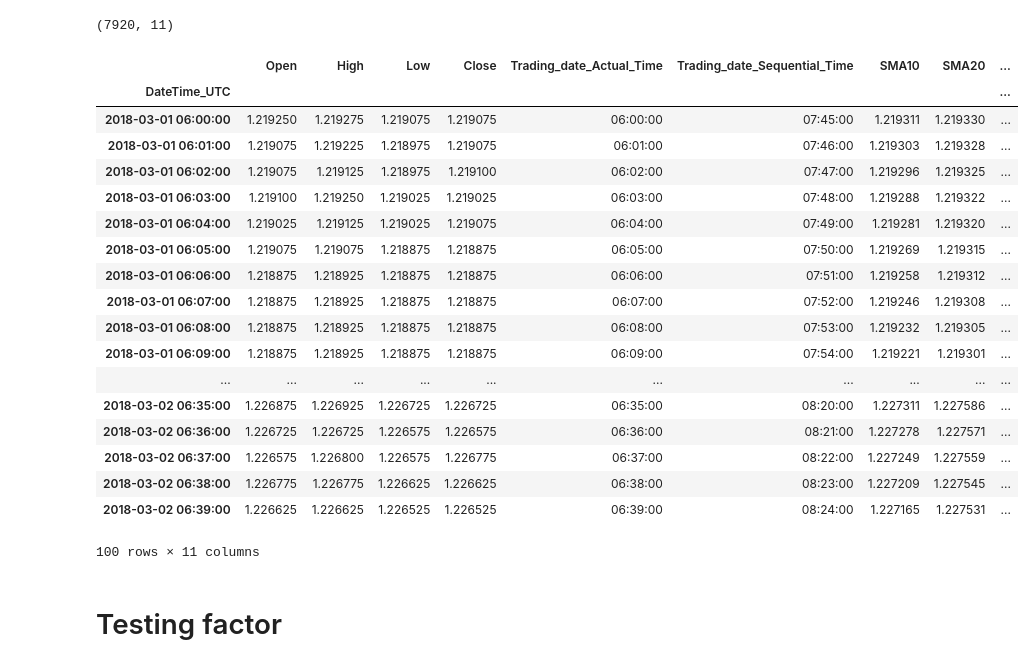
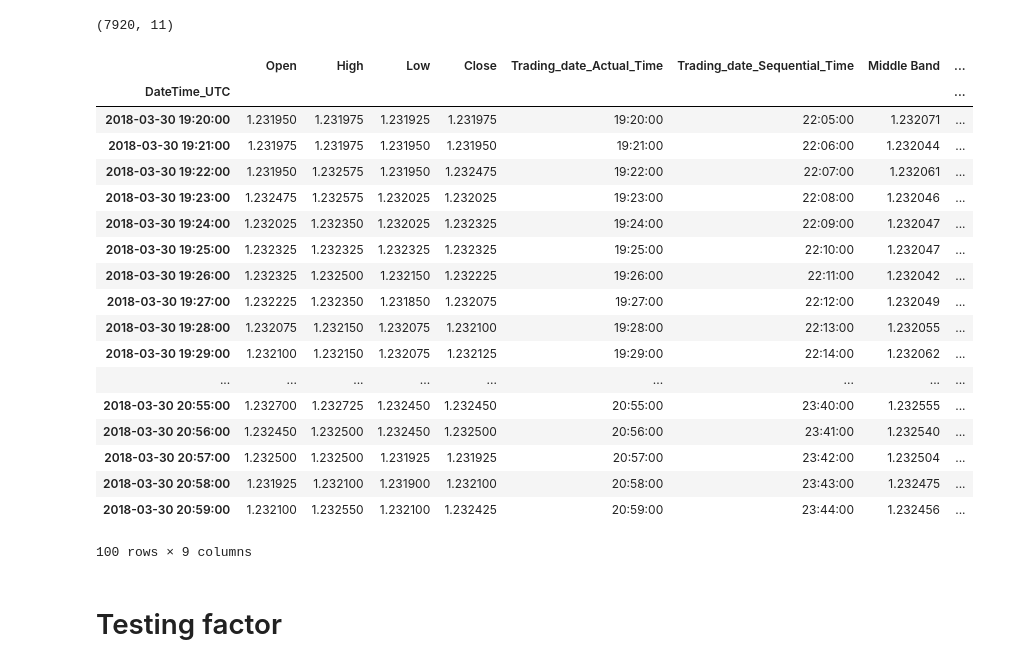
Before and after one commit to radocisar/JupyterGit, a Jupyter notebook: FX_Analysis/FX_Data_Analysis.ipynb, the cells around one changed output. Cells and saved outputs as stored; diff of their text form; code cells hidden in the pictures.

```diff
--- a/FX_Analysis/FX_Data_Analysis.ipynb
+++ b/FX_Analysis/FX_Data_Analysis.ipynb
@@ -41,13 +46,13 @@ Name: Trading_date_Actual_DateTime, dtype: int64
 class Trade_Size:
     size = 20000
 
-trading_date = "2018-04"
+trading_date = "2018-03"
 
 start_date = "2018-03"
 end_date = "2018-08"
 
-# analyzed_df = df[trading_date]
-analyzed_df = df.loc[start_date:end_date,:]
+analyzed_df = df[trading_date]
+# analyzed_df = df.loc[start_date:end_date,:]
 analyzed_df.head()
 # %% [output]
 |  | Open | High | Low | Close | Trading_date_Date | Trading_date_Actual_Time | ... |
@@ -83,10 +88,15 @@ min_1_analyzed_df.head()
 # %% [markdown]
 ### Calculate factors
 # %%
-min_1_analyzed_df["SMA10"] = min_1_analyzed_df["Close"].rolling(45).mean()
-min_1_analyzed_df["SMA20"] = min_1_analyzed_df["Close"].rolling(105).mean()
-min_1_analyzed_df["Close_vs_SMA20"] = min_1_analyzed_df["SMA20"] - min_1_analyzed_df["Close"]
-min_1_analyzed_df["SMA10_vs_SMA20"] = min_1_analyzed_df["SMA10"] - min_1_analyzed_df["SMA20"]
-min_1_analyzed_df["SMA10_vs_SMA20_Shifted"] = min_1_analyzed_df["SMA10_vs_SMA20"].shift(1)
-min_1_analyzed_df.head()
+min_1_analyzed_df["Middle_Band"] = min_1_analyzed_df["Close"].rolling(20).mean()
+min_1_analyzed_df["Upper_Band"] = min_1_analyzed_df["Middle_Band"] + (min_1_analyzed_df["Close"].rolling(20).std()*2)
+min_1_analyzed_df["Lower_Band"] = min_1_analyzed_df["Middle_Band"] - (min_1_analyzed_df["Close"].rolling(20).std()*2)
+min_1_analyzed_df["Lower_Band_Shifted"] = min_1_analyzed_df["Lower_Band"].shift(1)
+min_1_analyzed_df["Upper_Band_Shifted"] = min_1_analyzed_df["Upper_Band"].shift(1)
+min_1_analyzed_df["Is_Prev_Cndl_Up"] = (min_1_analyzed_df["Close"].shift(1) - min_1_analyzed_df["Open"].shift(1)) >= 0)
+min_1_analyzed_df["Five_per_std"] = min_1_analyzed_df["Close"].rolling(5).std()
+
+# min_1_analyzed_df["SMA10_vs_SMA20"] = min_1_analyzed_df["SMA10"] - min_1_analyzed_df["SMA20"]
+# min_1_analyzed_df["SMA10_vs_SMA20_Shifted"] = min_1_analyzed_df["SMA10_vs_SMA20"].shift(1)
+min_1_analyzed_df.head(25)
 # %% [output]
@@ -132,27 +153,27 @@ min_1_analyzed_df.shape
 # %% [output]
 (7920, 11)
 # %%
-min_1_analyzed_df.head(100)
+min_1_analyzed_df.tail(100)
 # %% [output]
-|  | Open | High | Low | Close | Trading_date_Actual_Time | Trading_date_Sequential_Time | SMA10 | SMA20 | ... |
-| DateTime_UTC |  |  |  |  |  |  |  |  | ... |
-| 2018-03-01 06:00:00 | 1.219250 | 1.219275 | 1.219075 | 1.219075 | 06:00:00 | 07:45:00 | 1.219311 | 1.219330 | ... |
-| 2018-03-01 06:01:00 | 1.219075 | 1.219225 | 1.218975 | 1.219075 | 06:01:00 | 07:46:00 | 1.219303 | 1.219328 | ... |
-| 2018-03-01 06:02:00 | 1.219075 | 1.219125 | 1.218975 | 1.219100 | 06:02:00 | 07:47:00 | 1.219296 | 1.219325 | ... |
-| 2018-03-01 06:03:00 | 1.219100 | 1.219250 | 1.219025 | 1.219025 | 06:03:00 | 07:48:00 | 1.219288 | 1.219322 | ... |
-| 2018-03-01 06:04:00 | 1.219025 | 1.219125 | 1.219025 | 1.219075 | 06:04:00 | 07:49:00 | 1.219281 | 1.219320 | ... |
-| 2018-03-01 06:05:00 | 1.219075 | 1.219075 | 1.218875 | 1.218875 | 06:05:00 | 07:50:00 | 1.219269 | 1.219315 | ... |
-| 2018-03-01 06:06:00 | 1.218875 | 1.218925 | 1.218875 | 1.218875 | 06:06:00 | 07:51:00 | 1.219258 | 1.219312 | ... |
-| 2018-03-01 06:07:00 | 1.218875 | 1.218925 | 1.218875 | 1.218875 | 06:07:00 | 07:52:00 | 1.219246 | 1.219308 | ... |
-| 2018-03-01 06:08:00 | 1.218875 | 1.218925 | 1.218875 | 1.218875 | 06:08:00 | 07:53:00 | 1.219232 | 1.219305 | ... |
-| 2018-03-01 06:09:00 | 1.218875 | 1.218925 | 1.218875 | 1.218875 | 06:09:00 | 07:54:00 | 1.219221 | 1.219301 | ... |
-| ... | ... | ... | ... | ... | ... | ... | ... | ... | ... |
-| 2018-03-02 06:35:00 | 1.226875 | 1.226925 | 1.226725 | 1.226725 | 06:35:00 | 08:20:00 | 1.227311 | 1.227586 | ... |
-| 2018-03-02 06:36:00 | 1.226725 | 1.226725 | 1.226575 | 1.226575 | 06:36:00 | 08:21:00 | 1.227278 | 1.227571 | ... |
-| 2018-03-02 06:37:00 | 1.226575 | 1.226800 | 1.226575 | 1.226775 | 06:37:00 | 08:22:00 | 1.227249 | 1.227559 | ... |
-| 2018-03-02 06:38:00 | 1.226775 | 1.226775 | 1.226625 | 1.226625 | 06:38:00 | 08:23:00 | 1.227209 | 1.227545 | ... |
-| 2018-03-02 06:39:00 | 1.226625 | 1.226625 | 1.226525 | 1.226525 | 06:39:00 | 08:24:00 | 1.227165 | 1.227531 | ... |
+|  | Open | High | Low | Close | Trading_date_Actual_Time | Trading_date_Sequential_Time | Middle Band | ... |
+| DateTime_UTC |  |  |  |  |  |  |  | ... |
+| 2018-03-30 19:20:00 | 1.231950 | 1.231975 | 1.231925 | 1.231975 | 19:20:00 | 22:05:00 | 1.232071 | ... |
+| 2018-03-30 19:21:00 | 1.231975 | 1.231975 | 1.231950 | 1.231950 | 19:21:00 | 22:06:00 | 1.232044 | ... |
+| 2018-03-30 19:22:00 | 1.231950 | 1.232575 | 1.231950 | 1.232475 | 19:22:00 | 22:07:00 | 1.232061 | ... |
+| 2018-03-30 19:23:00 | 1.232475 | 1.232575 | 1.232025 | 1.232025 | 19:23:00 | 22:08:00 | 1.232046 | ... |
+| 2018-03-30 19:24:00 | 1.232025 | 1.232350 | 1.232025 | 1.232325 | 19:24:00 | 22:09:00 | 1.232047 | ... |
+| 2018-03-30 19:25:00 | 1.232325 | 1.232325 | 1.232325 | 1.232325 | 19:25:00 | 22:10:00 | 1.232047 | ... |
+| 2018-03-30 19:26:00 | 1.232325 | 1.232500 | 1.232150 | 1.232225 | 19:26:00 | 22:11:00 | 1.232042 | ... |
+| 2018-03-30 19:27:00 | 1.232225 | 1.232350 | 1.231850 | 1.232075 | 19:27:00 | 22:12:00 | 1.232049 | ... |
+| 2018-03-30 19:28:00 | 1.232075 | 1.232150 | 1.232075 | 1.232100 | 19:28:00 | 22:13:00 | 1.232055 | ... |
+| 2018-03-30 19:29:00 | 1.232100 | 1.232150 | 1.232075 | 1.232125 | 19:29:00 | 22:14:00 | 1.232062 | ... |
+| ... | ... | ... | ... | ... | ... | ... | ... | ... |
+| 2018-03-30 20:55:00 | 1.232700 | 1.232725 | 1.232450 | 1.232450 | 20:55:00 | 23:40:00 | 1.232555 | ... |
+| 2018-03-30 20:56:00 | 1.232450 | 1.232500 | 1.232450 | 1.232500 | 20:56:00 | 23:41:00 | 1.232540 | ... |
+| 2018-03-30 20:57:00 | 1.232500 | 1.232500 | 1.231925 | 1.231925 | 20:57:00 | 23:42:00 | 1.232504 | ... |
+| 2018-03-30 20:58:00 | 1.231925 | 1.232100 | 1.231900 | 1.232100 | 20:58:00 | 23:43:00 | 1.232475 | ... |
+| 2018-03-30 20:59:00 | 1.232100 | 1.232550 | 1.232100 | 1.232425 | 20:59:00 | 23:44:00 | 1.232456 | ... |
-100 rows × 11 columns
+100 rows × 9 columns
 # %% [markdown]
 # Testing factor
 # %% [markdown]
```
Also changed, not shown: parts of 6 cells of this notebook.
